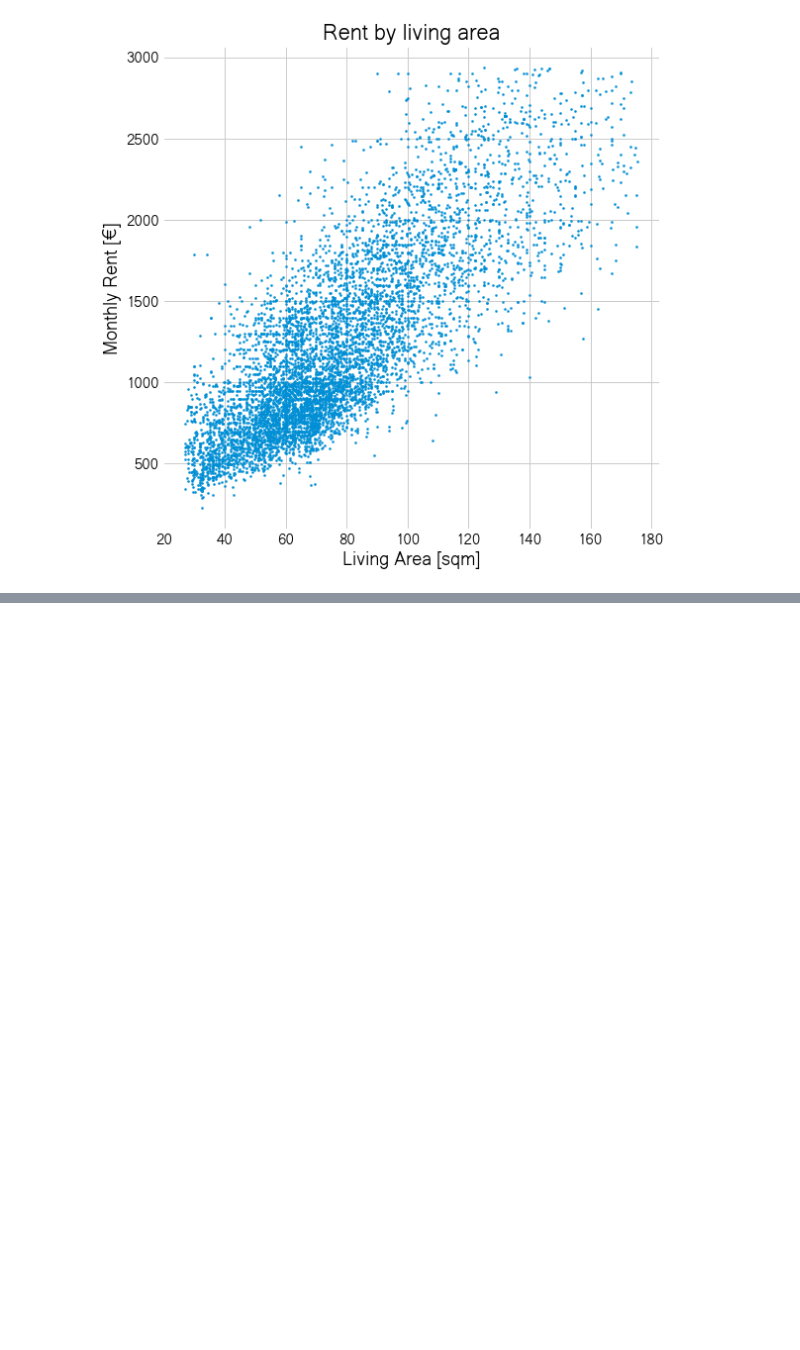
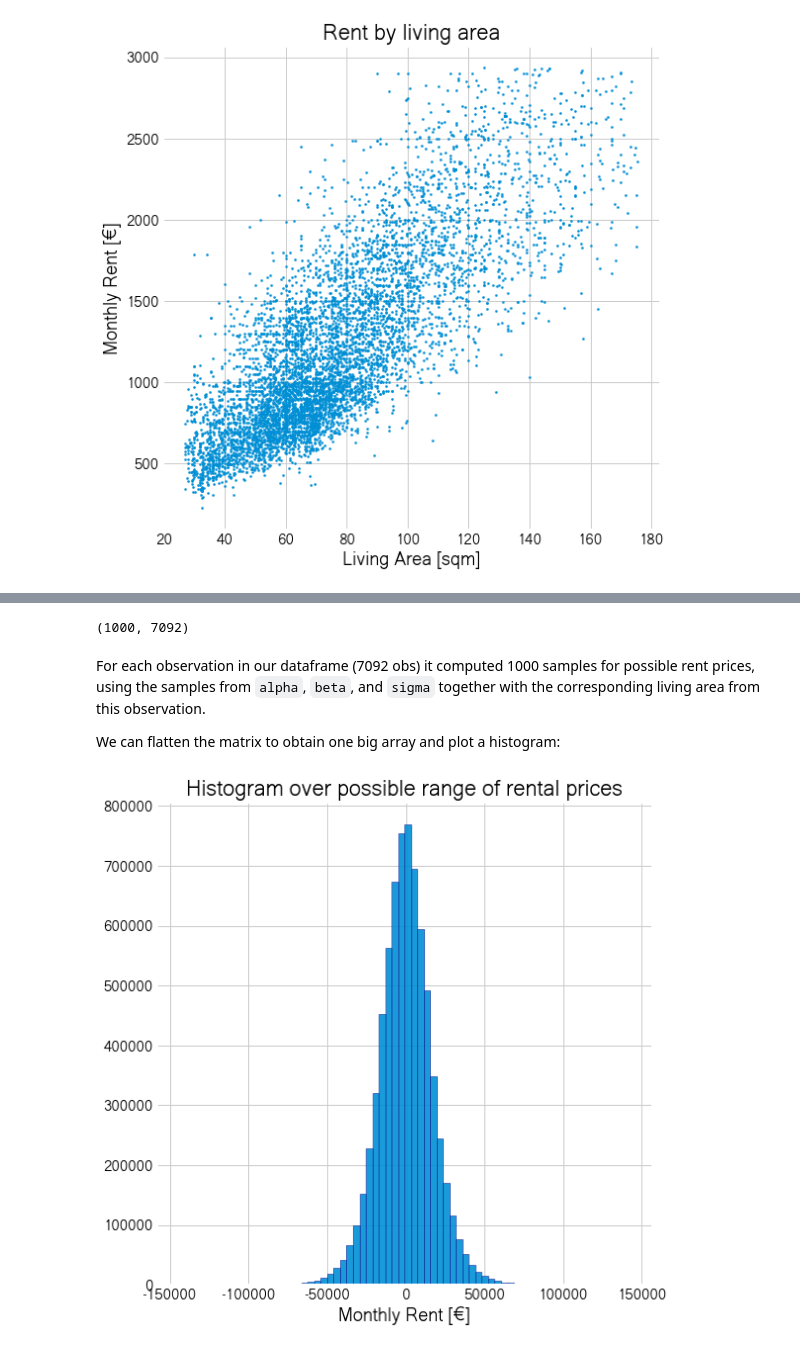
Before and after one commit to corriebar/PyLadies-Bayesian-Tutorial, a Jupyter notebook: notebooks/2_Starting_simple.ipynb, the cells around one changed output, grey strips where cells are left out. Cells and saved outputs as stored; diff of their text form; code cells hidden in the pictures; blank space fills up the shorter version.

```diff
--- a/notebooks/2_Starting_simple.ipynb
+++ b/notebooks/2_Starting_simple.ipynb
@@ -100,0 +194,3 @@ plt.show()
+# %%
+with mod:
+    sigma = pm.HalfNormal('sigma', sigma=10000)
@@ -100,0 +258,15 @@ plt.show()
+# %%
+priors["rent"].shape
+# %% [output]
+(1000, 7092)
+# %% [markdown]
+For each observation in our dataframe (7092 obs) it computed 1000 samples for possible rent prices, using the samples from `alpha`, `beta`, and `sigma` together with the corresponding living area from this observation.
+
+We can flatten the matrix to obtain one big array and plot a histogram:
+# %%
+plt.hist(priors["rent"].flatten(), alpha=0.9, ec="darkblue", bins=70)
+plt.title("Histogram over possible range of rental prices")
+plt.xlabel("Monthly Rent [€]")
+plt.show()
+# %% [output]
+[figure, added]
```
Also changed, not shown: parts of 37 cells of this notebook, 3 other files.
